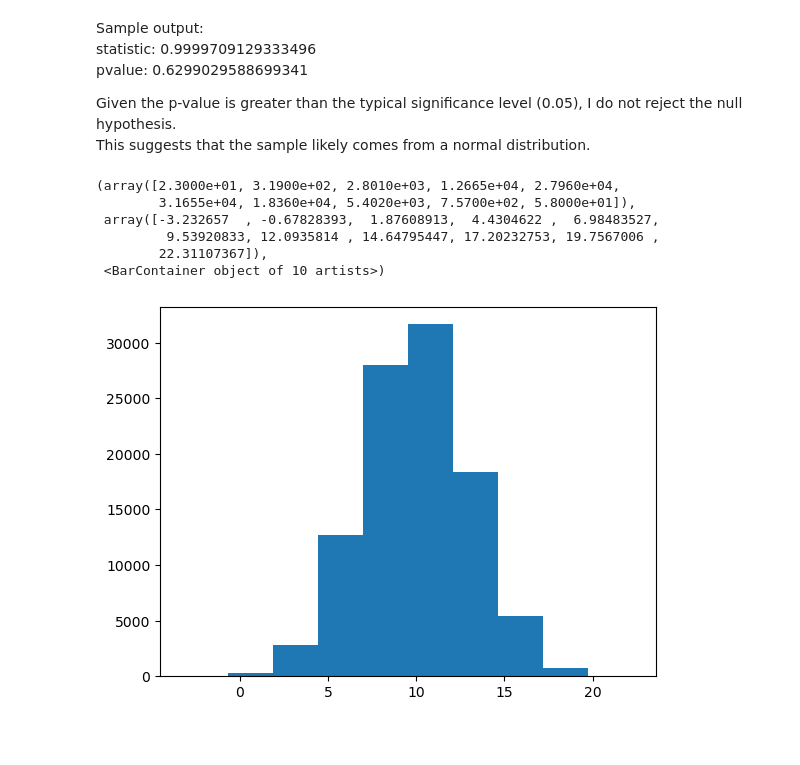
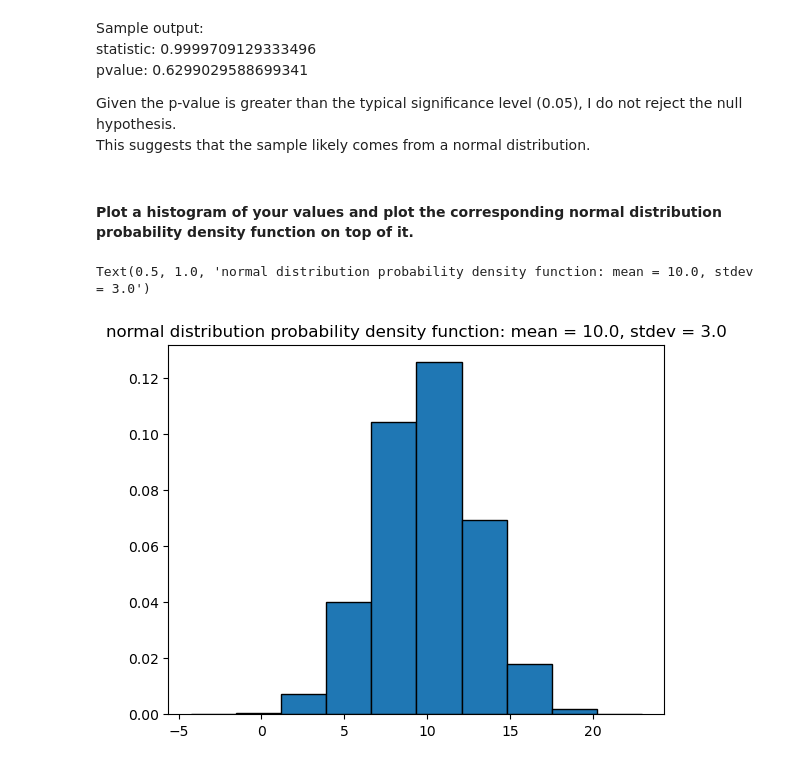
Before and after one commit to cpjm/applied_statistics_assesment, a Jupyter notebook: tasks.ipynb, the cells around one changed output. Cells and saved outputs as stored; diff of their text form; code cells hidden in the pictures; blank space fills up the shorter version.

Commit message:
Added histogram title

```diff
--- a/tasks.ipynb
+++ b/tasks.ipynb
@@ -470,14 +470,13 @@ pvalue:  0.6299029588699341
 
 Given the p-value is greater than the typical significance level (0.05), I do not reject the null hypothesis.
 This suggests that the sample likely comes from a normal distribution.
-# %%
-# Plot a histogram
-plt.hist(samples)
-# %% [output]
-(array([2.3000e+01, 3.1900e+02, 2.8010e+03, 1.2665e+04, 2.7960e+04,
-        3.1655e+04, 1.8360e+04, 5.4020e+03, 7.5700e+02, 5.8000e+01]),
- array([-3.232657  , -0.67828393,  1.87608913,  4.4304622 ,  6.98483527,
-         9.53920833, 12.0935814 , 14.64795447, 17.20232753, 19.7567006 ,
-        22.31107367]),
- <BarContainer object of 10 artists>)
-[figure, removed]
+# %% [markdown]
+#### Plot a histogram of your values and plot the corresponding normal distribution probability density function on top of it.
+# %%
+# Plot a histogram
+plt.hist(samples, edgecolor='black', density = True ) #bins = np.linspace(-4,4,31))
+title = "normal distribution probability density function: mean = " +  str(mean) + ", stdev = " + str(stdev)
+plt.title(title)
+# %% [output]
+Text(0.5, 1.0, 'normal distribution probability density function: mean = 10.0, stdev = 3.0')
+[figure, added]
```
Also changed, not shown: parts of 5 cells of this notebook.
